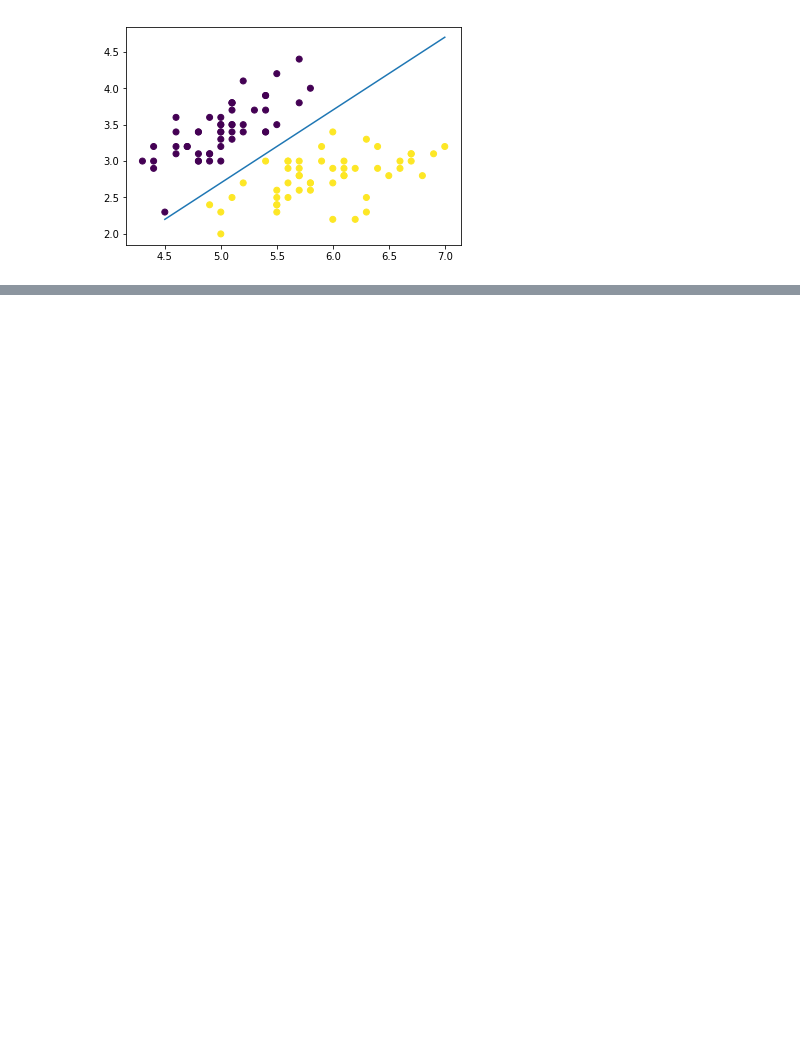
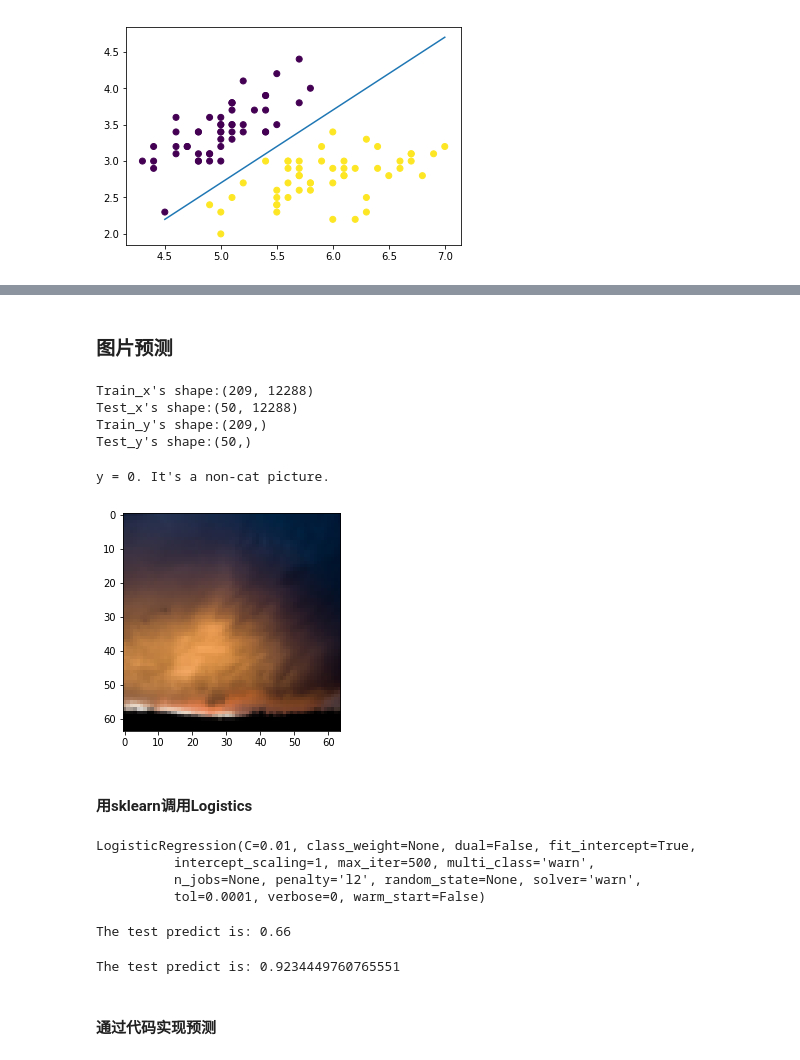
Before and after one commit to zwx1/Machine-Learning, a Jupyter notebook: 4-Logistic Regression.ipynb, the cells around one changed output, grey strips where cells are left out. Cells and saved outputs as stored; diff of their text form; code cells hidden in the pictures; blank space fills up the shorter version.

Commit message:
Logistic Regression

```diff
--- a/4-Logistic Regression.ipynb
+++ b/4-Logistic Regression.ipynb
@@ -369,0 +357,54 @@ plt.show()
+# %% [markdown]
+###  图片预测
+# %%
+def load_data():
+    '''
+    create train set and test set
+    make sure you have .h5 file in your dataset
+
+    Returns:
+    -------
+        train_set_x_orig: original train set shape is (209, 64, 64, 3)
+        train_set_y_orig: original train label shape is (209,)
+        test_set_x_orig: original test set shape is (50, 64, 64, 3)
+        test_set_y_orig: original test label shape is (50,)
+        classes: cat or non-cat.
+
+    Note:
+    ----
+        (209, 64, 64, 3): 209 picture,64 width,64 height,3 channel.
+    '''
+    train_dataset = h5py.File('data_set/train_catvnoncat.h5', "r")
+    train_set_x_orig = np.array(train_dataset["train_set_x"][:]) # your train set features
+    train_set_y_orig = np.array(train_dataset["train_set_y"][:]) # your train set labels
+
+    test_dataset = h5py.File('data_set/test_catvnoncat.h5', "r")
+    test_set_x_orig = np.array(test_dataset["test_set_x"][:]) # your test set features
+    test_set_y_orig = np.array(test_dataset["test_set_y"][:]) # your test set labels
+
+    classes = np.array(test_dataset["list_classes"][:]) # the list of classes
+
+    return train_set_x_orig, train_set_y_orig, test_set_x_orig, test_set_y_orig, classes
+# %%
+train_x_orig, train_y, test_x_orig, test_y, classes = load_data()
+# %%
+train_x = train_x_orig.reshape(train_x_orig.shape[0],-1) / 255
+test_x = test_x_orig.reshape(test_x_orig.shape[0],-1) / 255
+print('Train_x\'s shape:{}'.format(train_x.shape))
+print('Test_x\'s shape:{}'.format(test_x.shape))
+print("Train_y's shape:{}".format(train_y.shape))
+print("Test_y's shape:{}".format(test_y.shape))
+# %% [output]
+Train_x's shape:(209, 12288)
+Test_x's shape:(50, 12288)
+Train_y's shape:(209,)
+Test_y's shape:(50,)
+# %%
+index = 0
+plt.imshow(train_x_orig[index])
+print ("y = " + str(train_y[index]) + ". It's a " + classes[train_y[index]].decode("utf-8") +  " picture.")
+# %% [output]
+y = 0. It's a non-cat picture.
+[figure, added]
+# %% [markdown]
+#### 用sklearn调用Logistics
@@ -369,0 +413,7 @@ plt.show()
+# %%
+logreg_img.fit(train_x,train_y)
+# %% [output]
+LogisticRegression(C=0.01, class_weight=None, dual=False, fit_intercept=True,
+          intercept_scaling=1, max_iter=500, multi_class='warn',
+          n_jobs=None, penalty='l2', random_state=None, solver='warn',
+          tol=0.0001, verbose=0, warm_start=False)
@@ -369,0 +422,14 @@ plt.show()
+# %%
+accurate = np.sum((predict_img==test_y)) / test_y.shape[0]
+print('The test predict is:',accurate)
+# %% [output]
+The test predict is: 0.66
+# %%
+#计算正确率
+predict_img = logreg_img.predict(train_x)
+accurate = np.sum((predict_img==train_y)) / train_y.shape[0]
+print('The test predict is:',accurate)
+# %% [output]
+The test predict is: 0.9234449760765551
+# %% [markdown]
+#### 通过代码实现预测
```
Also changed, not shown: parts of 29 cells of this notebook.
